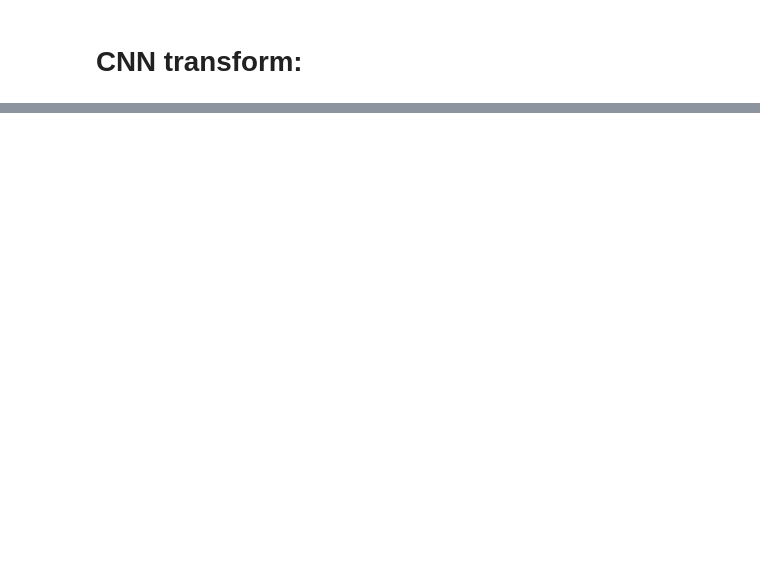
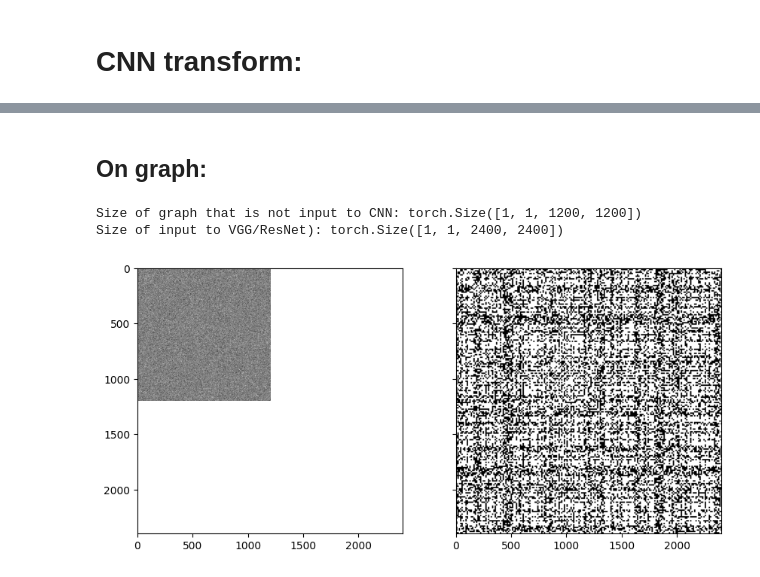
Before and after one commit to danieletirinnanzi/HUPLACLIP-NNs, a Jupyter notebook: scripts/input_transform_visualization.ipynb, the cells around one changed output, grey strips where cells are left out. Saved outputs shown, nothing was run; the diff lists cells and outputs as text; code cells hidden in the pictures; blank space fills up the shorter version.

```diff
--- a/scripts/input_transform_visualization.ipynb
+++ b/scripts/input_transform_visualization.ipynb
@@ -43,0 +93,31 @@ Size of the graph that needs resizing: torch.Size([1, 3, 300, 300])
+# %% [markdown]
+## On graph:
+# %%
+# Generating graphs:
+
+# setting seed so that the same graph is generated:
+torch.manual_seed(1)
+
+# generating a single graph that will not be used as input to pretrained models:
+no_resize_graph = graphs_generation.generate_graphs(1, 1200, 100, "p_increase", False, False, p_clique=1)[0]
+print("Size of graph that is not input to CNN:", no_resize_graph.shape)
+no_resize_graph = np.squeeze(no_resize_graph)   # removing singleton dimensions
+
+# generating a single graph that will be used as input to pretrained models:
+resize_graph = graphs_generation.generate_graphs(1, 200, 100, "p_increase", False, True, p_clique=1)[0]
+print("Size of input to VGG/ResNet):", resize_graph.shape)
+resize_graph = np.squeeze(resize_graph)  # removing singleton dimension
+
+# plotting the graphs:
+fig, axs = plt.subplots(1, 2, figsize=(10, 5), sharey=True, sharex=True)
+
+# Display the images
+axs[0].imshow(no_resize_graph, cmap=plt.get_cmap('gray'), vmin=0, vmax=1)
+axs[1].imshow(resize_graph, cmap=plt.get_cmap('gray'), vmin=0, vmax=1)
+
+# Show the plot
+plt.show()
+# %% [output]
+Size of graph that is not input to CNN: torch.Size([1, 1, 1200, 1200])
+Size of input to VGG/ResNet): torch.Size([1, 1, 2400, 2400])
+[figure, added]
```
Also changed, not shown: parts of 9 cells of this notebook.
